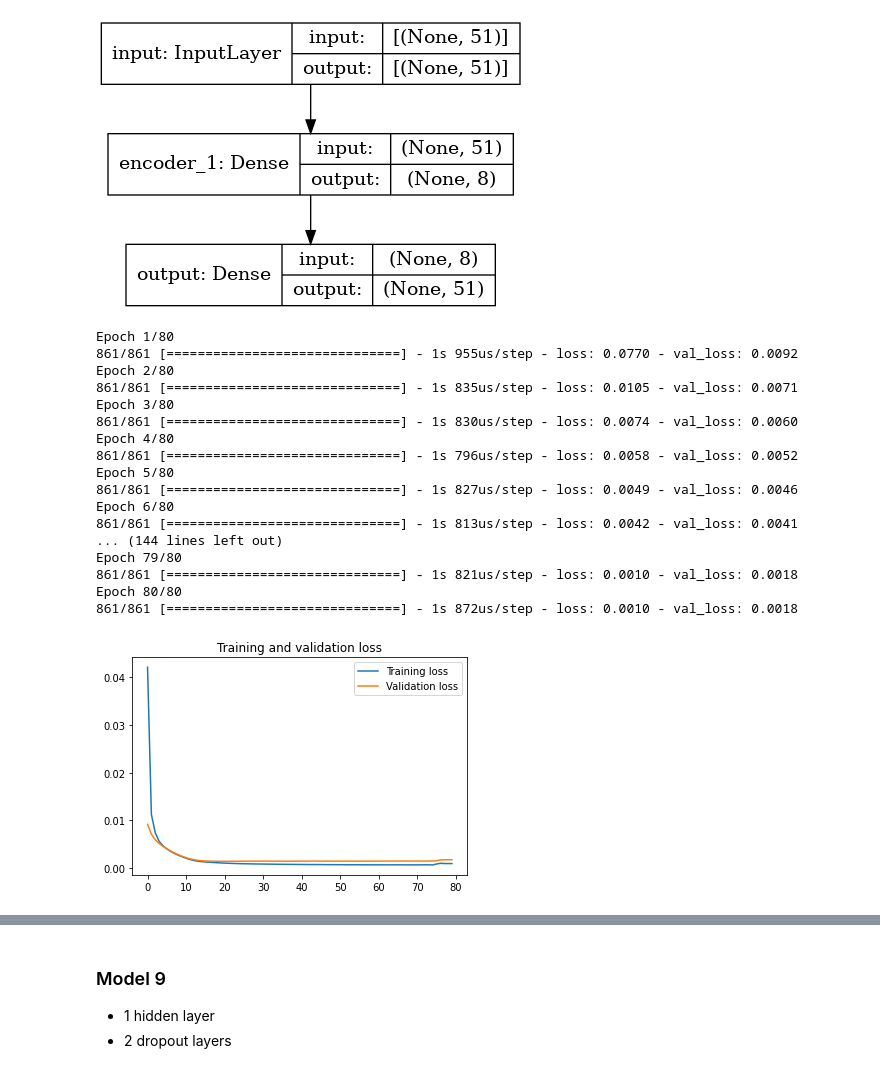
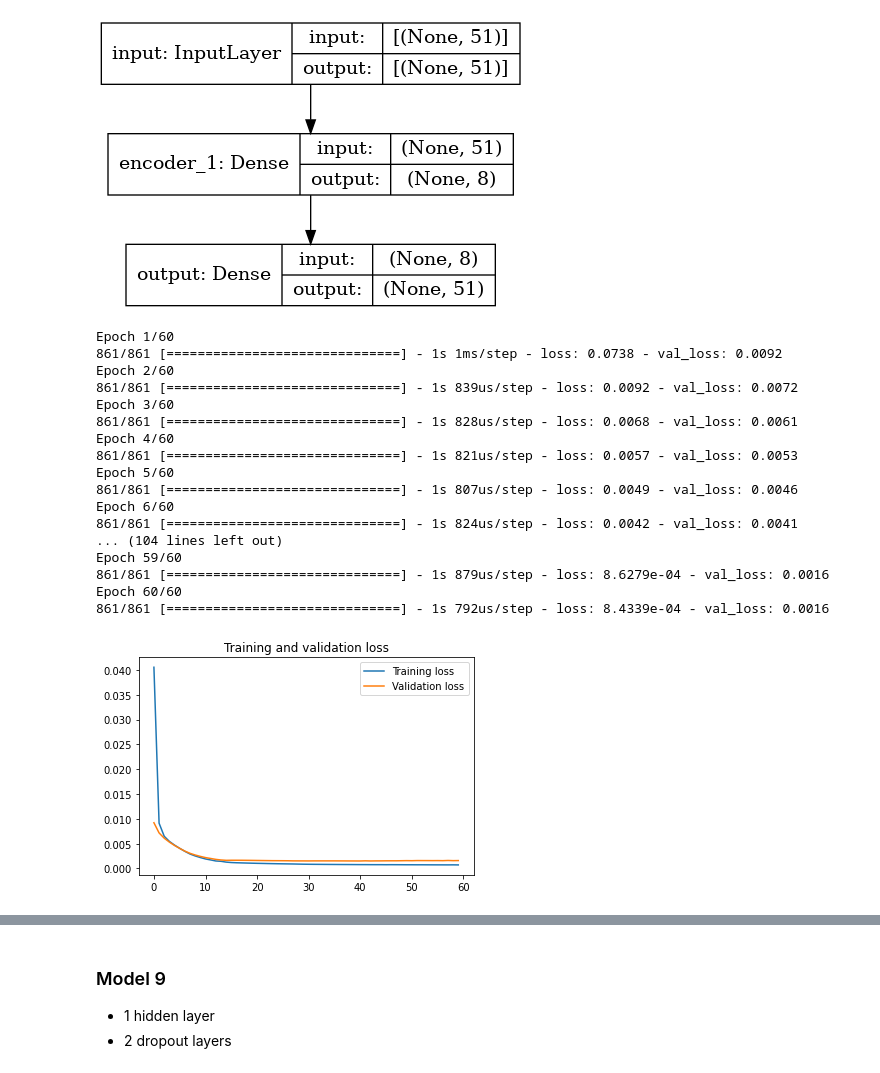
Before and after one commit to victorrenop/neural-networks, a Jupyter notebook: networks/final_project/autoencoder_anomaly_detection-MSE.ipynb, the cells around one changed output, grey strips where cells are left out. Cells and saved outputs as stored; diff of their text form; code cells hidden in the pictures.

```diff
--- a/networks/final_project/autoencoder_anomaly_detection-MSE.ipynb
+++ b/networks/final_project/autoencoder_anomaly_detection-MSE.ipynb
@@ -456,5 +487,5 @@ plot_model(models[-1], show_shapes=True)
 # %% [output]
 [figure]
 # %%
-run_model(models[-1], 80, 128, x_train, x_test)
+run_model(models[-1], epochs, 128, x_train, x_test)
 # %% [output]
@@ -544,5 +572,5 @@ plot_model(models[-1], show_shapes=True)
 # %% [output]
 [figure]
 # %%
-run_model(models[-1], 80, 128, x_train, x_test)
+run_model(models[-1], epochs, 128, x_train, x_test)
 # %% [output]
@@ -620,5 +650,5 @@ plot_model(models[-1], show_shapes=True)
 # %% [output]
 [figure]
 # %%
-run_model(models[-1], 80, 128, x_train, x_test)
+run_model(models[-1], epochs, 128, x_train, x_test)
 # %% [output]
@@ -673,5 +704,5 @@ plot_model(models[-1], show_shapes=True)
 # %% [output]
 [figure]
 # %%
-run_model(models[-1], 80, 128, x_train, x_test)
+run_model(models[-1], epochs, 128, x_train, x_test)
 # %% [output]
@@ -745,26 +777,26 @@ plot_model(models[-1], show_shapes=True)
 # %% [output]
 [figure]
 # %%
-run_model(models[-1], 80, 128, x_train, x_test)
+run_model(models[-1], epochs, 128, x_train, x_test)
 # %% [output]
-Epoch 1/80
-861/861 [==============================] - 1s 955us/step - loss: 0.0770 - val_loss: 0.0092
-Epoch 2/80
-861/861 [==============================] - 1s 835us/step - loss: 0.0105 - val_loss: 0.0071
-Epoch 3/80
-861/861 [==============================] - 1s 830us/step - loss: 0.0074 - val_loss: 0.0060
-Epoch 4/80
-861/861 [==============================] - 1s 796us/step - loss: 0.0058 - val_loss: 0.0052
-Epoch 5/80
-861/861 [==============================] - 1s 827us/step - loss: 0.0049 - val_loss: 0.0046
-Epoch 6/80
-861/861 [==============================] - 1s 813us/step - loss: 0.0042 - val_loss: 0.0041
-... (144 lines left out)
-Epoch 79/80
-861/861 [==============================] - 1s 821us/step - loss: 0.0010 - val_loss: 0.0018
-Epoch 80/80
-861/861 [==============================] - 1s 872us/step - loss: 0.0010 - val_loss: 0.0018
+Epoch 1/60
+861/861 [==============================] - 1s 1ms/step - loss: 0.0738 - val_loss: 0.0092
+Epoch 2/60
+861/861 [==============================] - 1s 839us/step - loss: 0.0092 - val_loss: 0.0072
+Epoch 3/60
+861/861 [==============================] - 1s 828us/step - loss: 0.0068 - val_loss: 0.0061
+Epoch 4/60
+861/861 [==============================] - 1s 821us/step - loss: 0.0057 - val_loss: 0.0053
+Epoch 5/60
+861/861 [==============================] - 1s 807us/step - loss: 0.0049 - val_loss: 0.0046
+Epoch 6/60
+861/861 [==============================] - 1s 824us/step - loss: 0.0042 - val_loss: 0.0041
+... (104 lines left out)
+Epoch 59/60
+861/861 [==============================] - 1s 879us/step - loss: 8.6279e-04 - val_loss: 0.0016
+Epoch 60/60
+861/861 [==============================] - 1s 792us/step - loss: 8.4339e-04 - val_loss: 0.0016
-[figure, old version]
+[figure, new version]
 # %%
 find_and_plot_anomalies(models[-1], x_train, x_test, original_dataset, pump_status, broken_markers)
 # %% [output]
```
Also changed, not shown: parts of 23 cells of this notebook.
